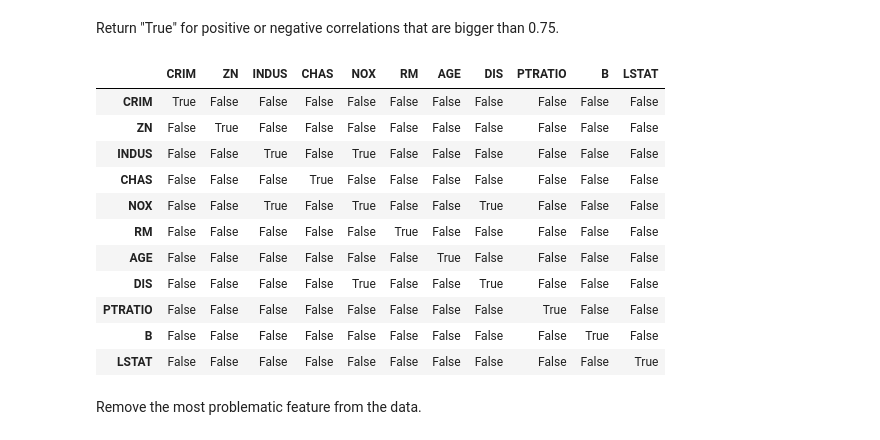
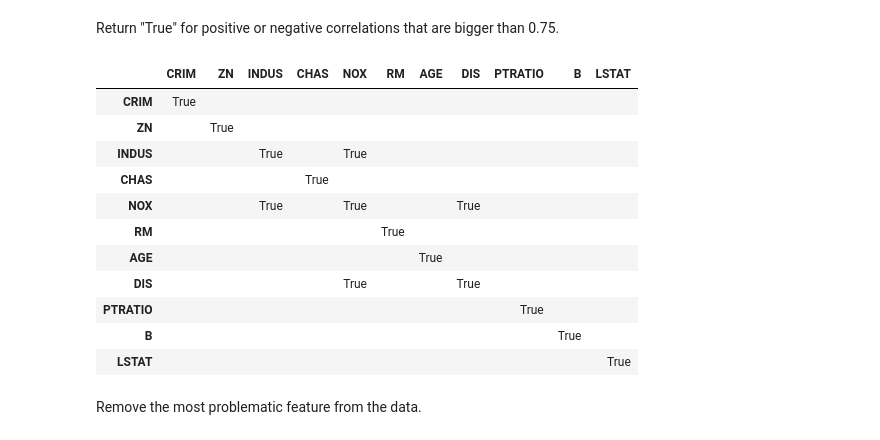
Before and after one commit to Pietrassyk/dsc-multicollinearity-of-features---lab-nyc-ds-career-042219, a Jupyter notebook: index.ipynb, the cells around one changed output. Drawn from its saved outputs; the diff is of its cells as text; code cells hidden in the pictures.

```diff
--- a/index.ipynb
+++ b/index.ipynb
@@ -93,20 +93,20 @@ boston_feat.corr()
 # %% [markdown]
 Return "True" for positive or negative correlations that are bigger than 0.75.
 # %%
-boston_feat.corr().applymap(lambda x: True if abs(x)>=0.75 else False)
+boston_feat.corr().applymap(lambda x: True if abs(x)>=0.75 else "")
 # %% [output]
 |  | CRIM | ZN | INDUS | CHAS | NOX | RM | AGE | DIS | PTRATIO | B | LSTAT |
-| CRIM | True | False | False | False | False | False | False | False | False | False | False |
-| ZN | False | True | False | False | False | False | False | False | False | False | False |
-| INDUS | False | False | True | False | True | False | False | False | False | False | False |
-| CHAS | False | False | False | True | False | False | False | False | False | False | False |
-| NOX | False | False | True | False | True | False | False | True | False | False | False |
-| RM | False | False | False | False | False | True | False | False | False | False | False |
-| AGE | False | False | False | False | False | False | True | False | False | False | False |
-| DIS | False | False | False | False | True | False | False | True | False | False | False |
-| PTRATIO | False | False | False | False | False | False | False | False | True | False | False |
-| B | False | False | False | False | False | False | False | False | False | True | False |
-| LSTAT | False | False | False | False | False | False | False | False | False | False | True |
+| CRIM | True |  |  |  |  |  |  |  |  |  |  |
+| ZN |  | True |  |  |  |  |  |  |  |  |  |
+| INDUS |  |  | True |  | True |  |  |  |  |  |  |
+| CHAS |  |  |  | True |  |  |  |  |  |  |  |
+| NOX |  |  | True |  | True |  |  | True |  |  |  |
+| RM |  |  |  |  |  | True |  |  |  |  |  |
+| AGE |  |  |  |  |  |  | True |  |  |  |  |
+| DIS |  |  |  |  | True |  |  | True |  |  |  |
+| PTRATIO |  |  |  |  |  |  |  |  | True |  |  |
+| B |  |  |  |  |  |  |  |  |  | True |  |
+| LSTAT |  |  |  |  |  |  |  |  |  |  | True |
 # %% [markdown]
 Remove the most problematic feature from the data.
 # %% [markdown]
```
